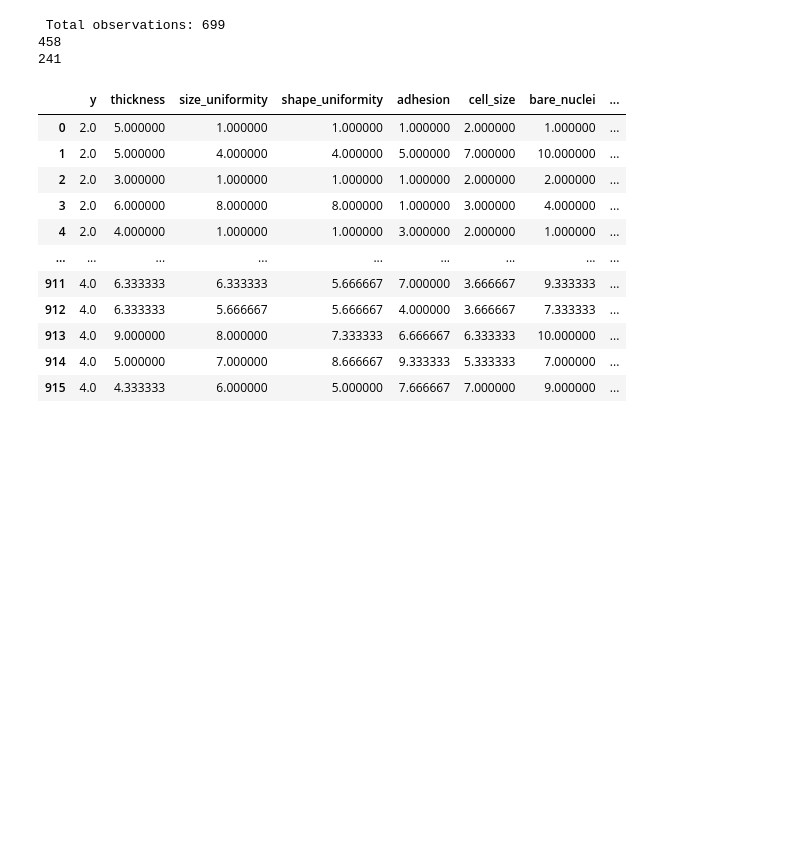
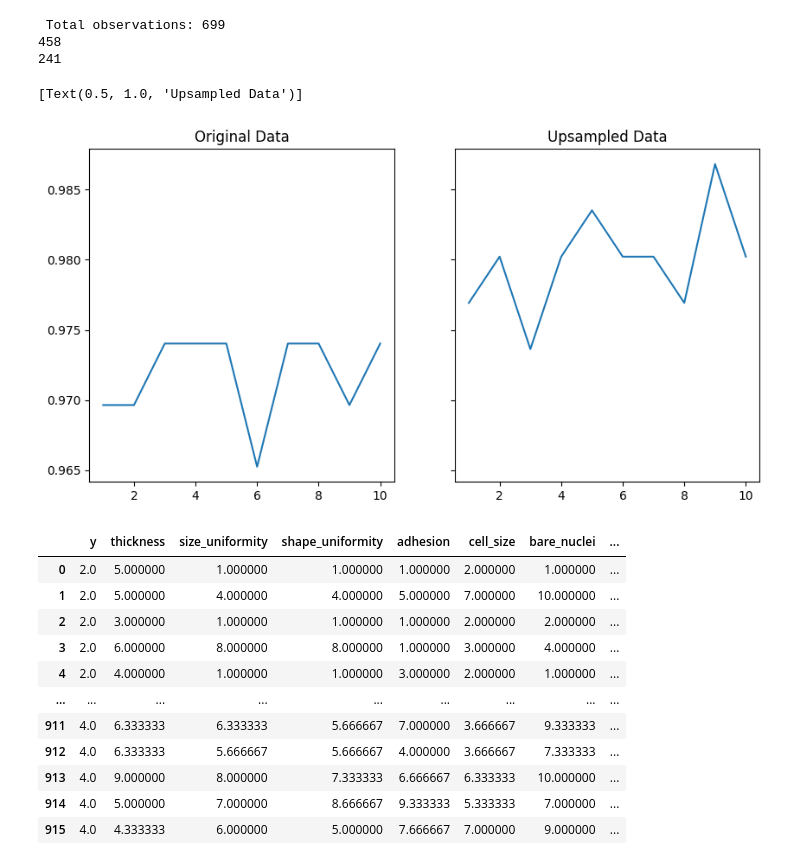
Before and after one commit to rhodes-byu/RF-Overample, a Jupyter notebook: Upsample_Breast_Cancer.ipynb, the cells around one changed output. Saved outputs shown, nothing was run; the diff lists cells and outputs as text; code cells hidden in the pictures; blank space fills up the shorter version.

Commit message:
compared rf f1 scores

```diff
--- a/Upsampling-Datasets/Upsample_Breast_Cancer.ipynb
+++ b/Upsample_Breast_Cancer.ipynb
@@ -37,6 +37,41 @@ x = breast_cancer.drop(['y'], axis=1)
 # %%
 BCUpsample = RFOversample(breast_cancer, 'y')
 x_upsampled, y_upsampled = BCUpsample.fit()
+# %%
+def Compare_RF_F1scores(n, x, y, x_upsampled, y_upsampled):
+    #split data
+    x_train, x_test, y_train, y_test = train_test_split(x, y, test_size=0.33, random_state=42)
+    x_train_upsampled, x_test_upsampled, y_train_upsampled, y_test_upsampled = train_test_split(x_upsampled, y_upsampled, test_size=0.33, random_state=42)
+    f1_scores_original = np.zeros(n)
+    f1_scores_upsampled = np.zeros(n)
+    for i in range(n):
+        #train, fit, and predict original points
+        original_RF = RandomForestClassifier()
+        original_RF.fit(x_train, y_train)
+        y_pred_original = original_RF.predict(x_test)
+        #train, fit, and predict upsampled points
+        upsampled_RF = RandomForestClassifier()
+        upsampled_RF.fit(x_train_upsampled, y_train_upsampled)
+        y_pred_upsampled = upsampled_RF.predict(x_test_upsampled)
+        #append f1 scores
+        f1_scores_original[i] = f1_score(y_test, y_pred_original, average='weighted')
+        f1_scores_upsampled[i] = f1_score(y_test_upsampled, y_pred_upsampled, average='weighted')
+    return f1_scores_original, f1_scores_upsampled
+# %%
+from sklearn.ensemble import RandomForestClassifier
+from sklearn.model_selection import train_test_split
+from sklearn.metrics import f1_score
+f1_scores_original, f1_scores_upsampled = Compare_RF_F1scores(10, x, y, x_upsampled, y_upsampled)
+# %%
+fig, ax = plt.subplots(1,2, figsize=(10,5), sharey=True)
+
+ax[0].plot(range(1,11), f1_scores_original)
+ax[0].set(title='Original Data')
+ax[1].plot(range(1,11), f1_scores_upsampled)
+ax[1].set(title='Upsampled Data')
+# %% [output]
+[Text(0.5, 1.0, 'Upsampled Data')]
+[figure, added]
 # %%
 y_upsampled.name = "y"
 upsampled_breast_cancer = pd.concat([y_upsampled, x_upsampled], axis = 1)
```
Also changed, not shown: parts of 1 cell of this notebook, 3 other files.
